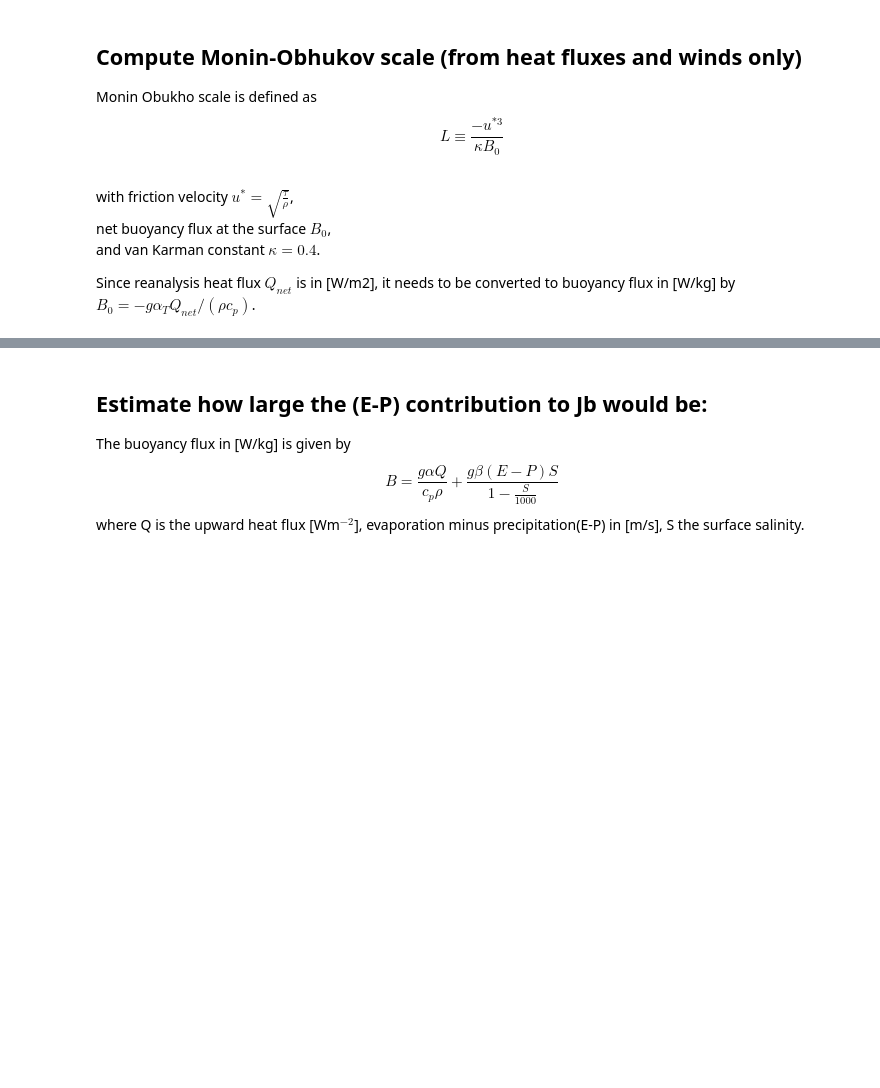
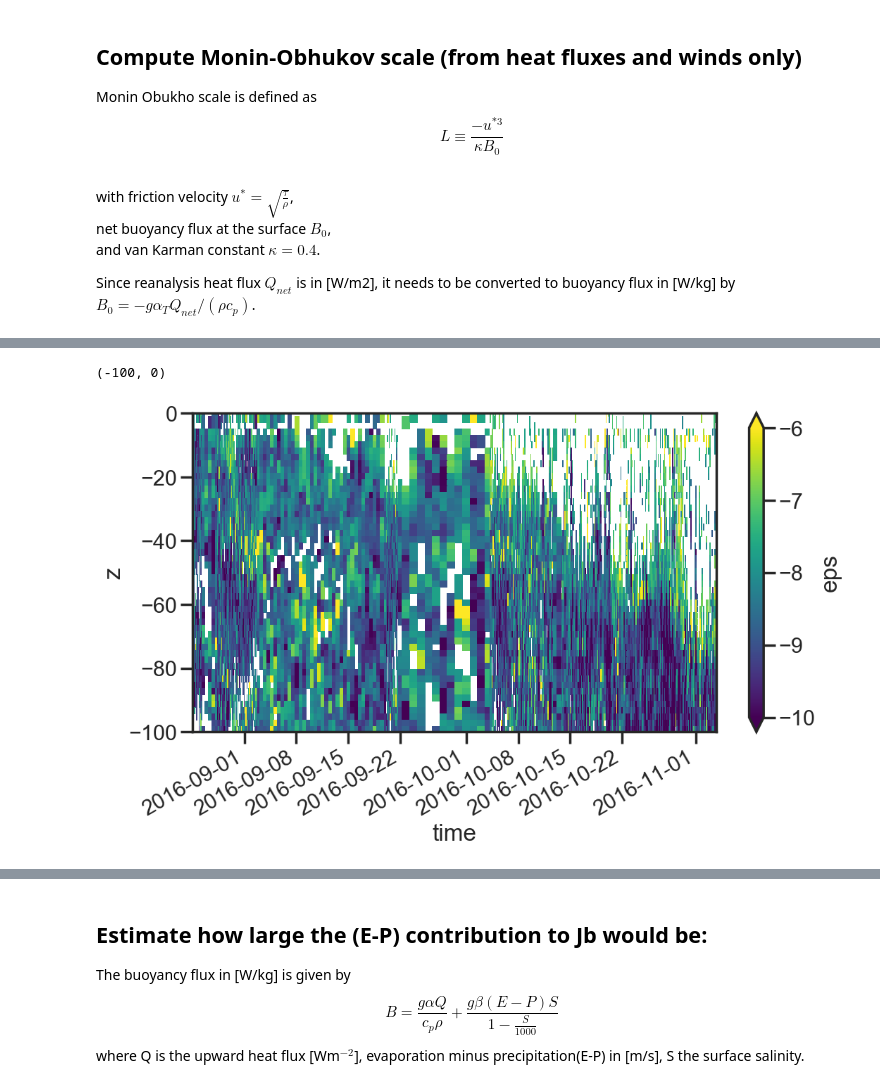
Before and after one commit to sessink/NIW, a Jupyter notebook: notebooks/turbulent_terms.ipynb, the cells around one changed output, grey strips where cells are left out. Cells and saved outputs as stored; diff of their text form; code cells hidden in the pictures; blank space fills up the shorter version.

```diff
--- a/notebooks/turbulent_terms.ipynb
+++ b/notebooks/turbulent_terms.ipynb
@@ -52,0 +135,8 @@ Since reanalysis heat flux $Q_{net}$ is in [W/m2], it needs to be converted to b
+# %%
+raw = qc_turbulence(raw)
+# %%
+raw.eps.pipe(np.log10).plot(vmin=-10,vmax=-6)
+plt.ylim(-100,0)
+# %% [output]
+(-100, 0)
+[figure, added]
```
Also changed, not shown: parts of 22 cells of this notebook, 2 other files.
